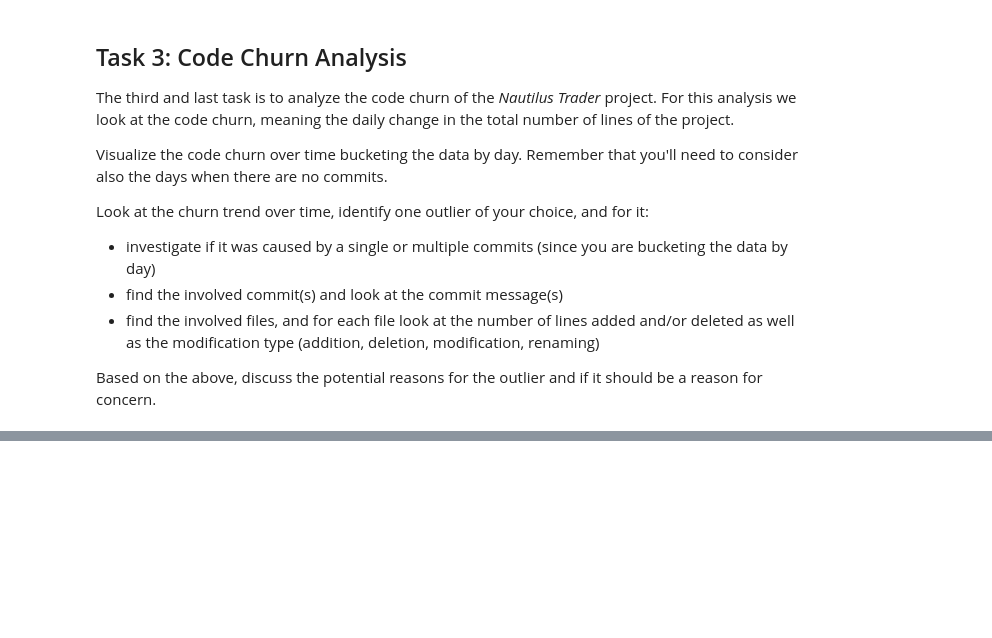
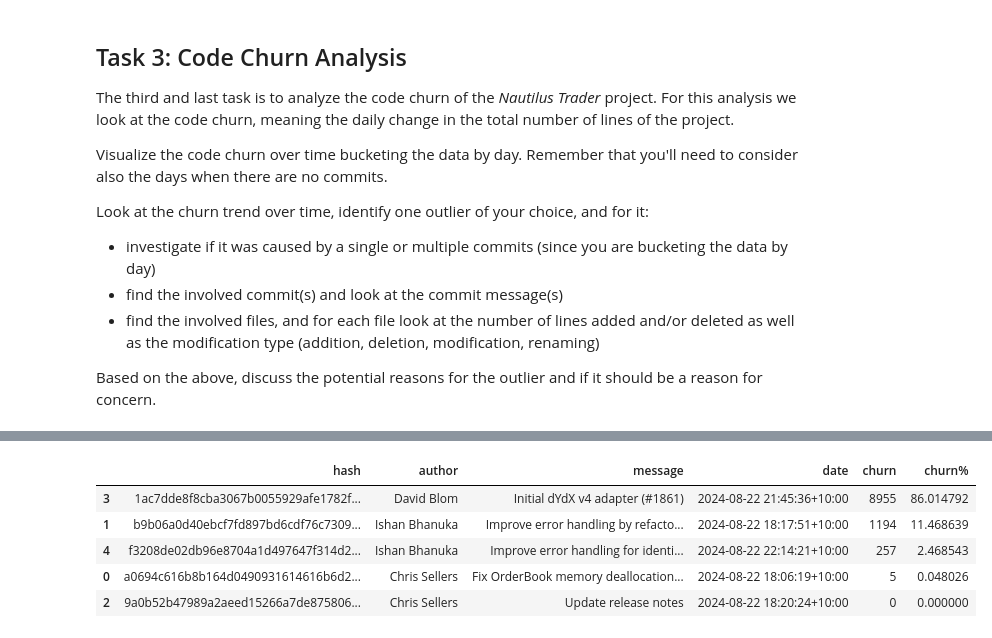
Before and after one commit to flavfly/SoSySE2, a Jupyter notebook: FSS-SEII-Assignment-2024.ipynb, the cells around one changed output, grey strips where cells are left out. Saved outputs shown, nothing was run; the diff lists cells and outputs as text; code cells hidden in the pictures; blank space fills up the shorter version.

```diff
--- a/FSS-SEII-Assignment-2024.ipynb
+++ b/FSS-SEII-Assignment-2024.ipynb
@@ -668,0 +777,58 @@ Based on the above, discuss the potential reasons for the outlier and if it shou
+# %%
+from datetime import datetime, timedelta
+outlier_date = datetime(2024, 8, 22)
+
+
+commit_details = []
+file_details = []
+
+repo = pydriller.Repository("./../nautilus_trader",
+    since=outlier_date,
+    to=outlier_date + timedelta(days=1))
+
+for commit in repo.traverse_commits():
+    if commit.committer_date.date() == outlier_date.date():
+        # Calculate churn for this commit
+        churn_holder = 0
+        for f in commit.modified_files:
+            file_path = str(f.new_path)
+            # Check if file extension is allowed
+            if file_path and any(file_path.endswith(ext) for ext in allowed_extensions):
+                churn = f.added_lines + f.deleted_lines
+                churn_holder+=churn
+                # Collect file-level details
+                file_details.append({
+                    "hash": commit.hash,
+                    "author": commit.author.name,
+                    "file_path": f.new_path,
+                    "lines_added": f.added_lines,
+                    "lines_deleted": f.deleted_lines,
+                    "change_type": f.change_type.name
+                })
+
+        commit_details.append({
+            "hash": commit.hash,
+            "author": commit.author.name,
+            "message": commit.msg,
+            "date": commit.committer_date,
+            "churn": churn_holder
+                })
+
+df_commits = pd.DataFrame(commit_details)  # Commit-level DataFrame
+df_files = pd.DataFrame(file_details)  # File-level DataFrame
+
+# Add churn percentage to the commit-level DataFrame
+total_churn = df_commits["churn"].sum()
+df_commits["churn%"] = (df_commits["churn"] / total_churn) * 100
+
+
+df_commits = df_commits.sort_values(by="churn", ascending=False)
+df_files = df_files.sort_values(by=["hash", "lines_added"])
+df_commits
+# %% [output]
+|  | hash | author | message | date | churn | churn% |
+| 3 | 1ac7dde8f8cba3067b0055929afe1782f... | David Blom | Initial dYdX v4 adapter (#1861) | 2024-08-22 21:45:36+10:00 | 8955 | 86.014792 |
+| 1 | b9b06a0d40ebcf7fd897bd6cdf76c7309... | Ishan Bhanuka | Improve error handling by refacto... | 2024-08-22 18:17:51+10:00 | 1194 | 11.468639 |
+| 4 | f3208de02db96e8704a1d497647f314d2... | Ishan Bhanuka | Improve error handling for identi... | 2024-08-22 22:14:21+10:00 | 257 | 2.468543 |
+| 0 | a0694c616b8b164d0490931614616b6d2... | Chris Sellers | Fix OrderBook memory deallocation... | 2024-08-22 18:06:19+10:00 | 5 | 0.048026 |
+| 2 | 9a0b52b47989a2aeed15266a7de875806... | Chris Sellers | Update release notes | 2024-08-22 18:20:24+10:00 | 0 | 0.000000 |
```
Also changed, not shown: parts of 7 cells of this notebook, 1 other file.
